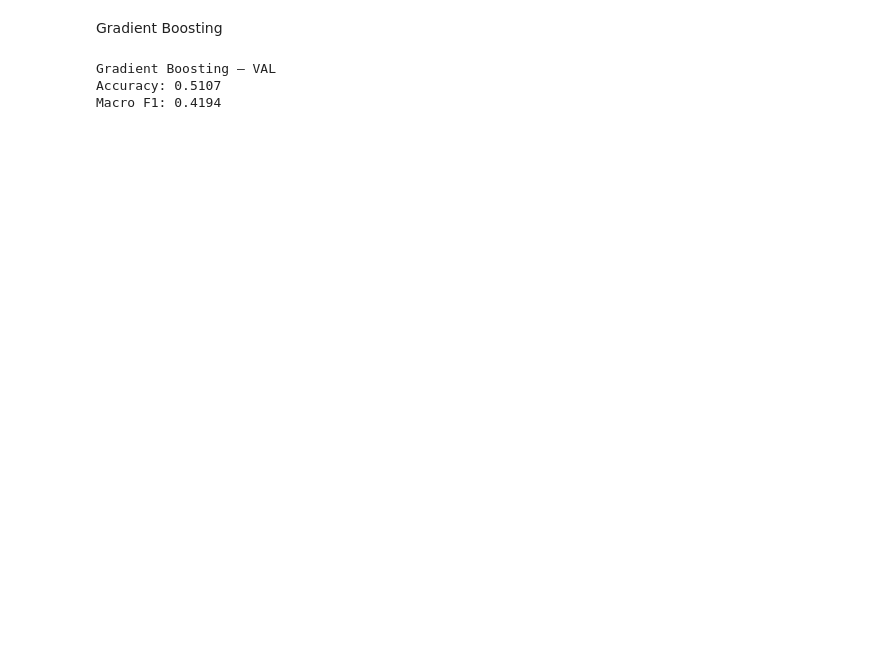
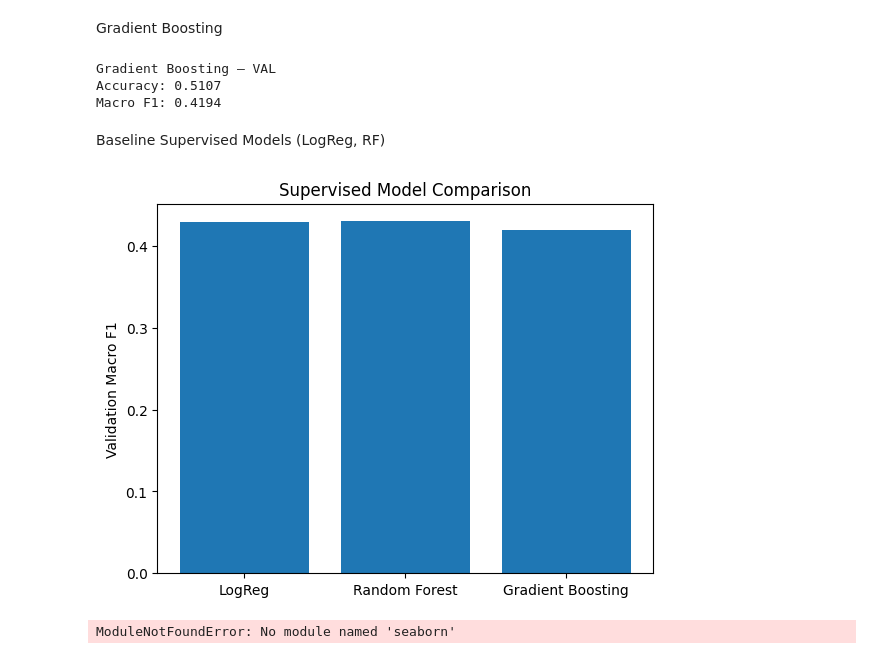
Before and after one commit to Tanzim-Chowdhury/SIADS696-volatility-regime-modeling, a Jupyter notebook: notebooks/01_pipeline.ipynb, the cells around one changed output. Cells and saved outputs as stored; diff of their text form; code cells hidden in the pictures; blank space fills up the shorter version.

```diff
--- a/notebooks/01_pipeline.ipynb
+++ b/notebooks/01_pipeline.ipynb
@@ -433,3 +458,27 @@ print("Macro F1:", round(val_f1, 4))
 Gradient Boosting — VAL
 Accuracy: 0.5107
 Macro F1: 0.4194
+# %% [markdown]
+Baseline Supervised Models (LogReg, RF)
+# %%
+models = ["LogReg", "Random Forest", "Gradient Boosting"]
+val_scores = [0.429, 0.430, 0.419]  # replace with actual vals
+
+plt.bar(models, val_scores)
+plt.ylabel("Validation Macro F1")
+plt.title("Supervised Model Comparison")
+plt.show()
+# %% [output]
+[figure, added]
+# %%
+import seaborn as sns
+from sklearn.metrics import confusion_matrix
+
+cm = confusion_matrix(y_val, final_model.predict(X_val))
+sns.heatmap(cm, annot=True, fmt="d")
+plt.title("Logistic Regression Confusion Matrix (VAL)")
+plt.xlabel("Predicted")
+plt.ylabel("True")
+plt.show()
+# %% [output]
+ModuleNotFoundError: No module named 'seaborn'
```
Also changed, not shown: parts of 17 cells of this notebook.
